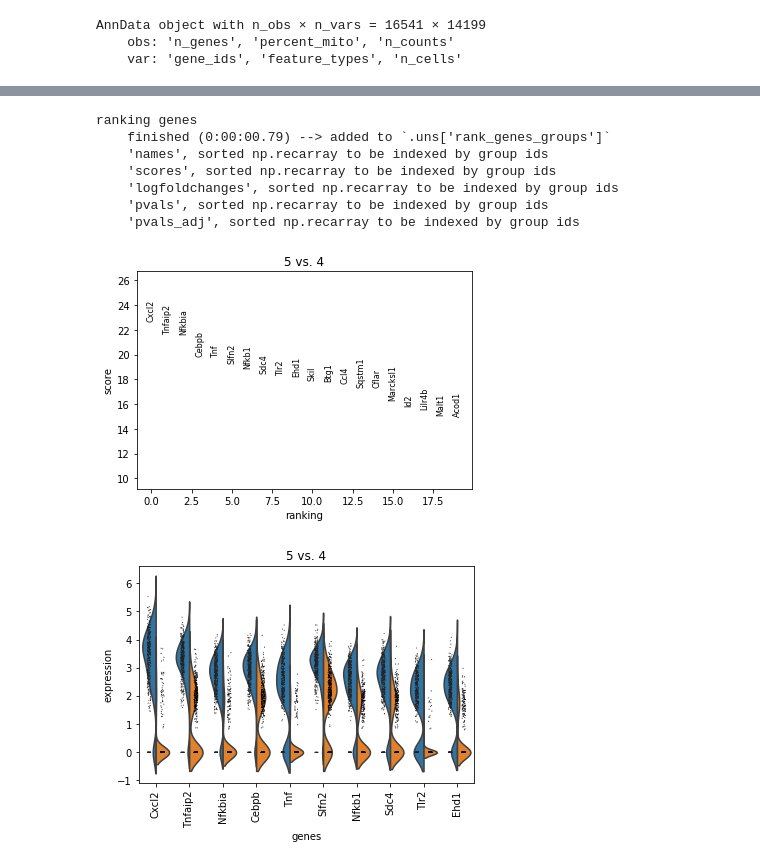
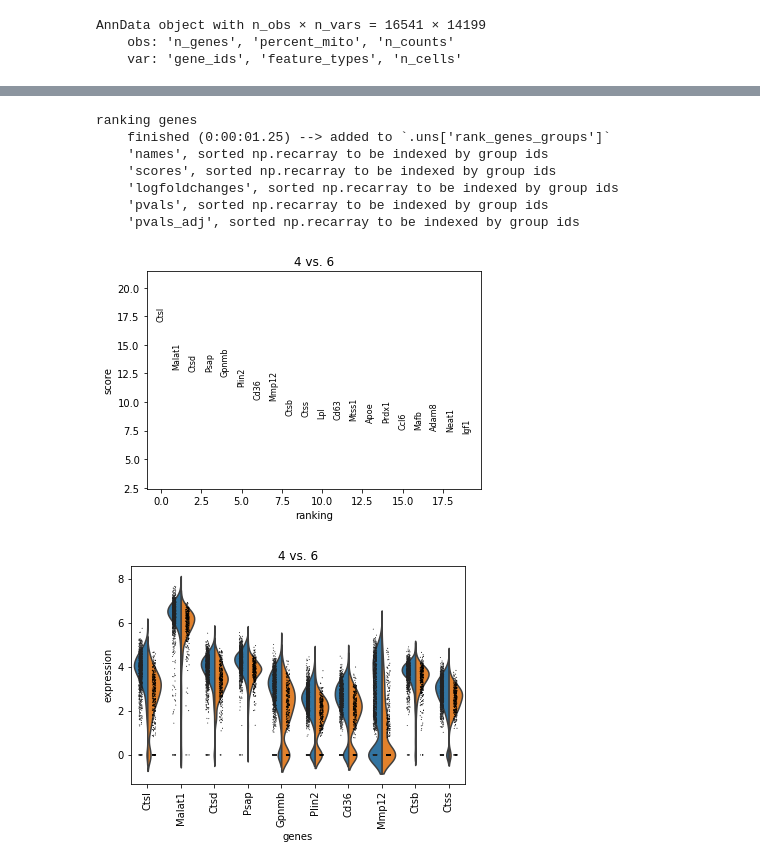
Before and after one commit to adelomana/i18, a Jupyter notebook: 10x/10x.ipynb, the cells around one changed output, grey strips where cells are left out. Cells and saved outputs as stored; diff of their text form; code cells hidden in the pictures.

```diff
--- a/10x/10x.ipynb
+++ b/10x/10x.ipynb
@@ -3,6 +3,7 @@ import numpy,sys,matplotlib,pandas
 import scanpy
 
 scanpy.settings.verbosity = 3
+scanpy.settings.n_jobs=8
 scanpy.logging.print_versions()
 
 %matplotlib inline
@@ -94,0 +103,24 @@ View of AnnData object with n_obs × n_vars = 4355 × 14199
+# %%
+log2genes=numpy.log2(adata.obs['n_genes'])
+log2genes.hist(grid=False,bins=25)
+matplotlib.pyplot.xlabel('n_genes')
+
+log2LB=log2genes.median()-(2*log2genes.std())
+log2UB=log2genes.median()+(2*log2genes.std())
+print(log2LB,log2UB)
+
+LB=2**log2LB
+UB=2**log2UB
+# alternatively 800 - open
+
+print('counts lower and upper bounds',LB,UB)
+
+print('remove low n_genes')
+adata = adata[adata.obs['n_genes'] > LB, :]
+print(adata)
+print()
+
+print('remove high n_genes')
+adata = adata[adata.obs['n_genes'] < UB, :]
+print(adata)
+print()
@@ -147,0 +202,18 @@ scanpy.pp.scale(adata,max_value=10)
+# %%
+cellIDs=adata.obs_names.tolist()
+
+day_labels=[]
+for cellID in cellIDs:
+    if '-1' in cellID:
+        day_labels.append('Control')
+    elif '-2' in cellID:
+        day_labels.append('4h')
+    elif '-3' in cellID:
+        day_labels.append('24ha')
+    elif '-4' in cellID:
+        day_labels.append('24hb')
+    else:
+        print('error!')
+
+adata.obs['day_label']=day_labels
+print(len(cellIDs),len(day_labels))
@@ -257,16 +326,16 @@ pandas.DataFrame(
 # %%
-scanpy.tl.rank_genes_groups(adata, 'louvain', groups=['5'], reference='4', method='wilcoxon')
-scanpy.pl.rank_genes_groups(adata, groups=['5'], n_genes=20)
+scanpy.tl.rank_genes_groups(adata, 'louvain', groups=['4'], reference='6', method='wilcoxon')
+scanpy.pl.rank_genes_groups(adata, groups=['4'], n_genes=20)
 # %% [output]
 ranking genes
-    finished (0:00:00.79) --> added to `.uns['rank_genes_groups']`
+    finished (0:00:01.25) --> added to `.uns['rank_genes_groups']`
     'names', sorted np.recarray to be indexed by group ids
     'scores', sorted np.recarray to be indexed by group ids
     'logfoldchanges', sorted np.recarray to be indexed by group ids
     'pvals', sorted np.recarray to be indexed by group ids
     'pvals_adj', sorted np.recarray to be indexed by group ids
-[figure, old version]
+[figure, new version]
 # %%
-scanpy.pl.rank_genes_groups_violin(adata, groups='5', n_genes=10)
+scanpy.pl.rank_genes_groups_violin(adata, groups='4', n_genes=10)
 # %% [output]
-[figure, old version]
+[figure, new version]
```
Also changed, not shown: parts of 28 cells of this notebook.
